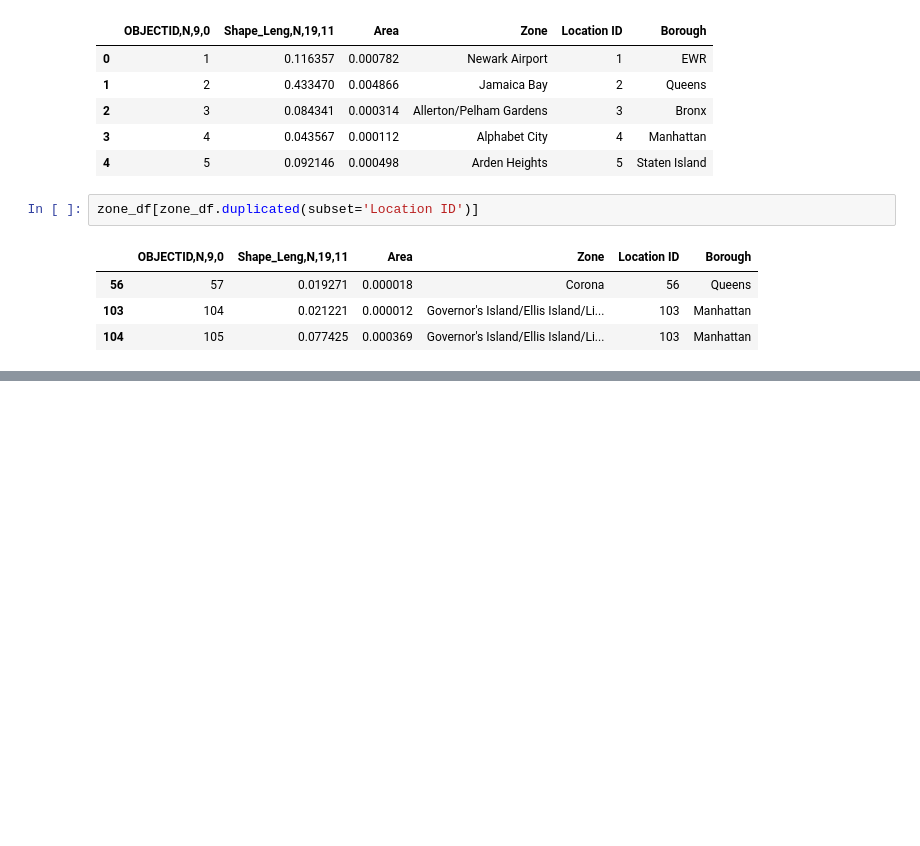
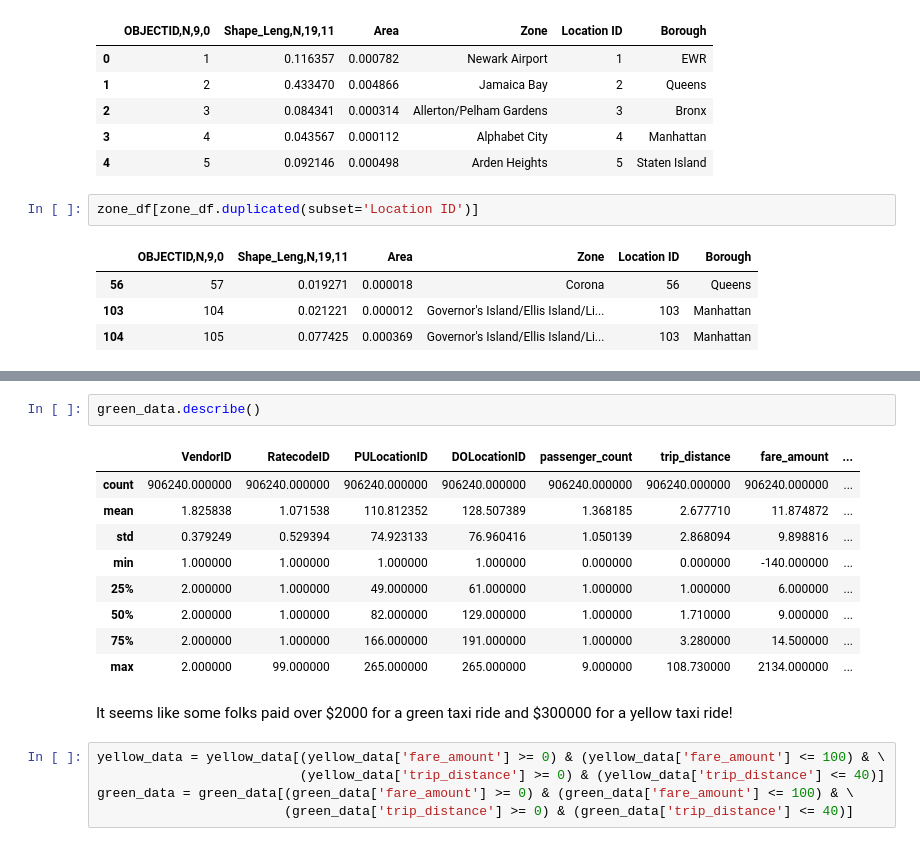
Before and after one commit to agentturbo1/Crazy-Taxi-IRL, a Jupyter notebook: Cleaning and Location Prediction Modeling.ipynb, the cells around one changed output, grey strips where cells are left out. Cells and saved outputs as stored; diff of their text form; blank space fills up the shorter version.

```diff
--- a/Cleaning and Location Prediction Modeling.ipynb
+++ b/Cleaning and Location Prediction Modeling.ipynb
@@ -51,0 +126,19 @@ zone_df.reset_index()
+# %%
+green_data.describe()
+# %% [output]
+|  | VendorID | RatecodeID | PULocationID | DOLocationID | passenger_count | trip_distance | fare_amount | ... |
+| count | 906240.000000 | 906240.000000 | 906240.000000 | 906240.000000 | 906240.000000 | 906240.000000 | 906240.000000 | ... |
+| mean | 1.825838 | 1.071538 | 110.812352 | 128.507389 | 1.368185 | 2.677710 | 11.874872 | ... |
+| std | 0.379249 | 0.529394 | 74.923133 | 76.960416 | 1.050139 | 2.868094 | 9.898816 | ... |
+| min | 1.000000 | 1.000000 | 1.000000 | 1.000000 | 0.000000 | 0.000000 | -140.000000 | ... |
+| 25% | 2.000000 | 1.000000 | 49.000000 | 61.000000 | 1.000000 | 1.000000 | 6.000000 | ... |
+| 50% | 2.000000 | 1.000000 | 82.000000 | 129.000000 | 1.000000 | 1.710000 | 9.000000 | ... |
+| 75% | 2.000000 | 1.000000 | 166.000000 | 191.000000 | 1.000000 | 3.280000 | 14.500000 | ... |
+| max | 2.000000 | 99.000000 | 265.000000 | 265.000000 | 9.000000 | 108.730000 | 2134.000000 | ... |
+# %% [markdown]
+It seems like some folks paid over \$2000 for a green taxi ride and \$300000 for a yellow taxi ride!
+# %%
+yellow_data = yellow_data[(yellow_data['fare_amount'] >= 0) & (yellow_data['fare_amount'] <= 100) & \
+                          (yellow_data['trip_distance'] >= 0) & (yellow_data['trip_distance'] <= 40)]
+green_data = green_data[(green_data['fare_amount'] >= 0) & (green_data['fare_amount'] <= 100) & \
+                        (green_data['trip_distance'] >= 0) & (green_data['trip_distance'] <= 40)]
```
Also changed, not shown: parts of 33 cells of this notebook, 1 other file.
